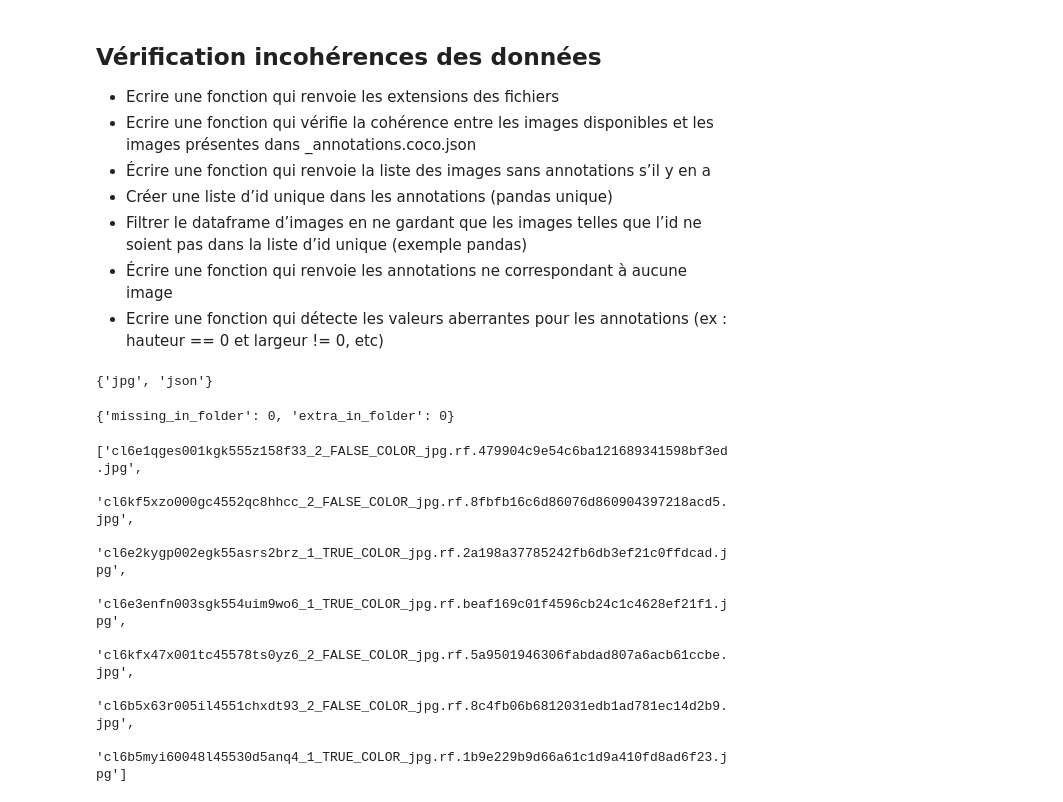
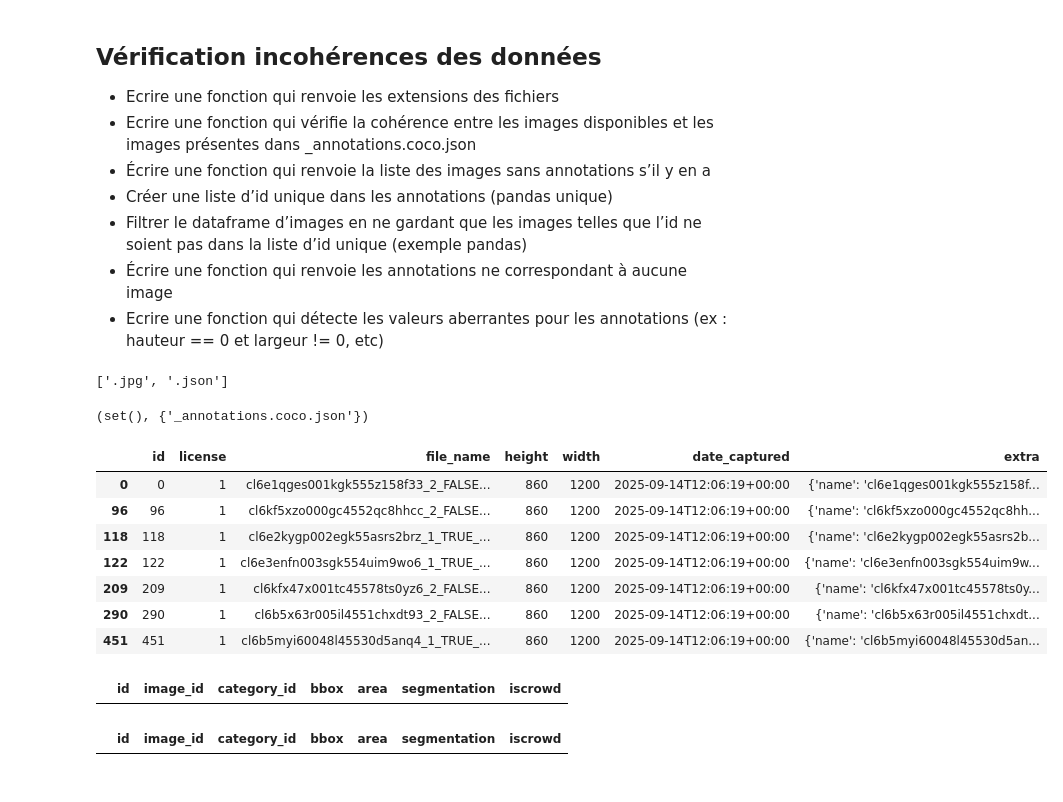
Before and after one commit to GaetanCSimplon/wildfire_detection, a Jupyter notebook: prepare_data/exploration.ipynb, the cells around one changed output. Drawn from its saved outputs; the diff is of its cells as text; code cells hidden in the pictures.

```diff
--- a/prepare_data/exploration.ipynb
+++ b/prepare_data/exploration.ipynb
@@ -135,34 +129,27 @@ Nombre moyen d'annotations par image : 1.945233265720081
 - Écrire une fonction qui renvoie les annotations ne correspondant à aucune image
 - Ecrire une fonction qui détecte les valeurs aberrantes pour les annotations (ex : hauteur == 0 et largeur != 0, etc)
 # %%
-# Fonction qui renvoie les extensions des fichiers
-from pathlib import Path
-from data_cleaner import get_file_extensions_from_dir, coherence_images, get_images_without_annotations
+from data_cleaner import *
 
-dir_path = "/home/gaetansimplon/wildfire_detection/data"
-# Create a path object
-dir_path = Path(dir_path)
-# Find all text files inside a directory
-files = list(dir_path.glob("*.png , *.jpg"))
+print(get_image_extensions(path_dir))
 
-# print(files)
+display(check_image_annotation_coherence(df_images, path_dir))
 
-display(get_file_extensions_from_dir("/home/gaetansimplon/wildfire_detection/data"))
+display(img_without_ann(df_images, df_annotations))
+
+display(annotations_without_images(df_images,df_annotations))
+
+display(detect_invalid_bboxes(df_annotations))
 # %% [output]
-{'jpg', 'json'}
+['.jpg', '.json']
+(set(), {'_annotations.coco.json'})
+|  | id | license | file_name | height | width | date_captured | extra |
+| 0 | 0 | 1 | cl6e1qges001kgk555z158f33_2_FALSE... | 860 | 1200 | 2025-09-14T12:06:19+00:00 | {'name': 'cl6e1qges001kgk555z158f... |
+| 96 | 96 | 1 | cl6kf5xzo000gc4552qc8hhcc_2_FALSE... | 860 | 1200 | 2025-09-14T12:06:19+00:00 | {'name': 'cl6kf5xzo000gc4552qc8hh... |
+| 118 | 118 | 1 | cl6e2kygp002egk55asrs2brz_1_TRUE_... | 860 | 1200 | 2025-09-14T12:06:19+00:00 | {'name': 'cl6e2kygp002egk55asrs2b... |
+| 122 | 122 | 1 | cl6e3enfn003sgk554uim9wo6_1_TRUE_... | 860 | 1200 | 2025-09-14T12:06:19+00:00 | {'name': 'cl6e3enfn003sgk554uim9w... |
+| 209 | 209 | 1 | cl6kfx47x001tc45578ts0yz6_2_FALSE... | 860 | 1200 | 2025-09-14T12:06:19+00:00 | {'name': 'cl6kfx47x001tc45578ts0y... |
+| 290 | 290 | 1 | cl6b5x63r005il4551chxdt93_2_FALSE... | 860 | 1200 | 2025-09-14T12:06:19+00:00 | {'name': 'cl6b5x63r005il4551chxdt... |
+| 451 | 451 | 1 | cl6b5myi60048l45530d5anq4_1_TRUE_... | 860 | 1200 | 2025-09-14T12:06:19+00:00 | {'name': 'cl6b5myi60048l45530d5an... |
+|  | id | image_id | category_id | bbox | area | segmentation | iscrowd |
+|  | id | image_id | category_id | bbox | area | segmentation | iscrowd |
-# %%
-# Cohérence entre images disponibles et présentes dans le fichier json
-display(coherence_images("/home/gaetansimplon/wildfire_detection/data", coco_data))
-# %% [output]
-{'missing_in_folder': 0, 'extra_in_folder': 0}
-# %%
-# Liste des images sans annotations
-display(get_images_without_annotations(coco_data))
-# %% [output]
-['cl6e1qges001kgk555z158f33_2_FALSE_COLOR_jpg.rf.479904c9e54c6ba121689341598bf3ed.jpg',
- 'cl6kf5xzo000gc4552qc8hhcc_2_FALSE_COLOR_jpg.rf.8fbfb16c6d86076d860904397218acd5.jpg',
- 'cl6e2kygp002egk55asrs2brz_1_TRUE_COLOR_jpg.rf.2a198a37785242fb6db3ef21c0ffdcad.jpg',
- 'cl6e3enfn003sgk554uim9wo6_1_TRUE_COLOR_jpg.rf.beaf169c01f4596cb24c1c4628ef21f1.jpg',
- 'cl6kfx47x001tc45578ts0yz6_2_FALSE_COLOR_jpg.rf.5a9501946306fabdad807a6acb61ccbe.jpg',
- 'cl6b5x63r005il4551chxdt93_2_FALSE_COLOR_jpg.rf.8c4fb06b6812031edb1ad781ec14d2b9.jpg',
- 'cl6b5myi60048l45530d5anq4_1_TRUE_COLOR_jpg.rf.1b9e229b9d66a61c1d9a410fd8ad6f23.jpg']
```
Also changed, not shown: parts of 11 cells of this notebook, 2 other files.
